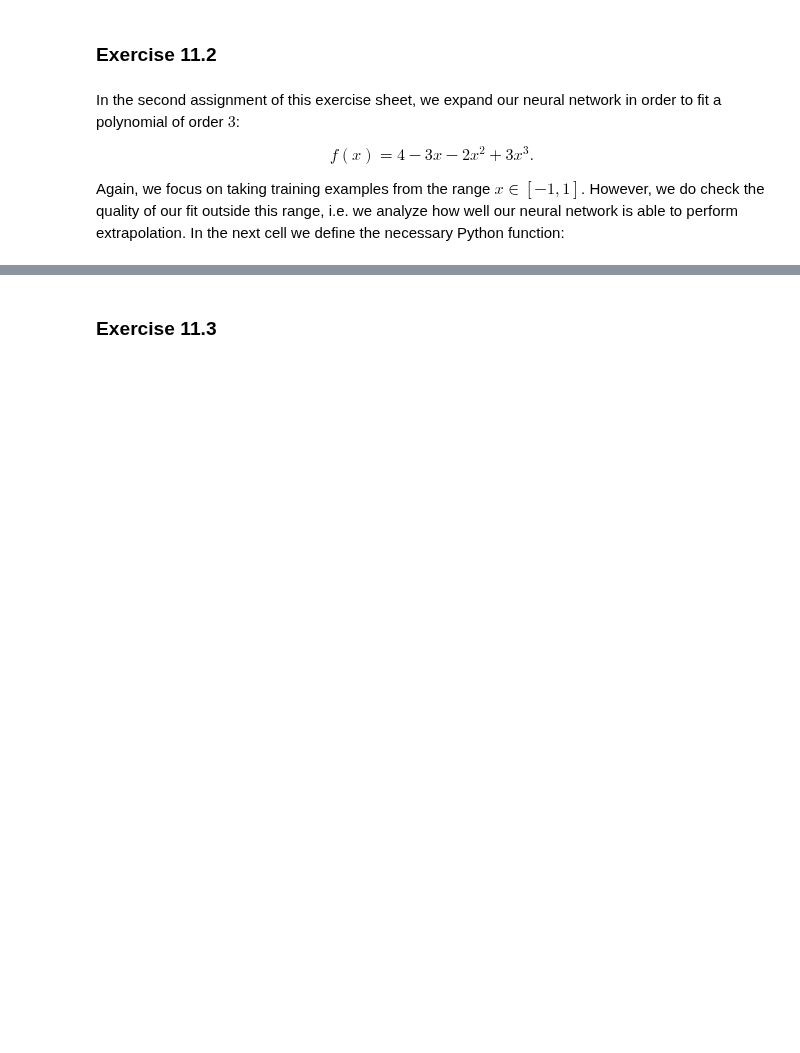
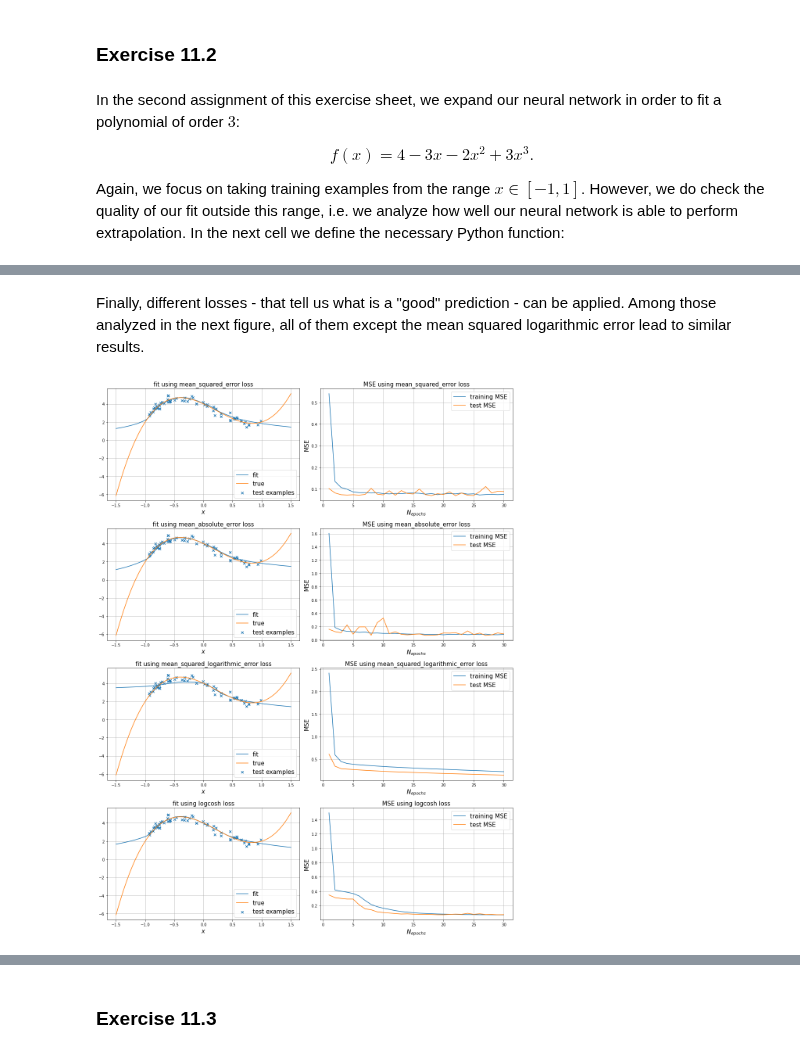
Before and after one commit to lukas-hermans/LSN_exercises, a Jupyter notebook: ex11/LSN_Exercises_11.ipynb, the cells around one changed output, grey strips where cells are left out. Saved outputs shown, nothing was run; the diff lists cells and outputs as text; code cells hidden in the pictures; blank space fills up the shorter version.

```diff
--- a/ex11/LSN_Exercises_11.ipynb
+++ b/ex11/LSN_Exercises_11.ipynb
@@ -300,0 +465,56 @@ plt.plot(history.history["val_mse"])
+# %% [markdown]
+Finally, different losses - that tell us what is a "good" prediction - can be applied. Among those analyzed in the next figure, all of them except the mean squared logarithmic error lead to similar results.
+# %%
+loss_list = ["mean_squared_error", "mean_absolute_error", "mean_squared_logarithmic_error", "logcosh"] # list of different losses
+actfunc = "selu"
+opt = "sgd"
+
+fig, ax = plt.subplots(len(loss_list), 2, figsize=(15, 20))
+x_plot = np.linspace(-1.5, 1.5, 100)
+
+for i, loss in enumerate(loss_list):
+
+    # model
+    model = tf.keras.Sequential()
+    model.add(Dense(1, input_shape=(1,), activation=actfunc))
+    model.add(Dense(20, activation=actfunc))
+    model.add(Dense(20, activation=actfunc))
+    model.add(Dense(15, activation=actfunc))
+    model.add(Dense(10, activation=actfunc))
+    model.add(Dense(1))
+
+    model.compile(optimizer=opt, loss=loss, metrics=['mse'])
+
+    # fit model to data
+    history = model.fit(x=x_train, y=y_train,
+              batch_size=32, epochs=N_epochs,
+              shuffle=True,
+              validation_data=(x_test, y_test),
+              verbose=0)
+
+    # compute prediction and true model
+    y_true = f_poly(x_plot)
+    y_predict = model.predict(x_plot)
+
+    # plot fit, true model and test examples
+    ax[i, 0].plot(x_plot, y_predict, label="fit")
+    ax[i, 0].plot(x_plot, y_true, label="true")
+    ax[i, 0].scatter(x_test, y_test, marker="x", label="test examples")
+    ax[i, 0].legend(fontsize=15)
+    ax[i, 0].set_xlabel("$x$", size=15)
+    ax[i, 0].set_title("fit using " + loss + " loss", size=15)
+    ax[i, 0].grid()
+
+    # plot MSE
+    ax[i, 1].plot(np.arange(1, N_epochs + 1), history.history["mse"], label="training MSE")
+    ax[i, 1].plot(np.arange(1, N_epochs + 1), history.history["val_mse"], label="test MSE")
+    ax[i, 1].legend(fontsize=15)
+    ax[i, 1].set_xlabel("$N_{epochs}$", size=15)
+    ax[i, 1].set_ylabel("MSE", size=15)
+    ax[i, 1].set_title("MSE using " + loss + " loss", size=15)
+    ax[i, 1].grid()
+
+plt.tight_layout()
+plt.show()
+# %% [output]
+[figure, added]
```
Also changed, not shown: parts of 20 cells of this notebook, 1 other file.
